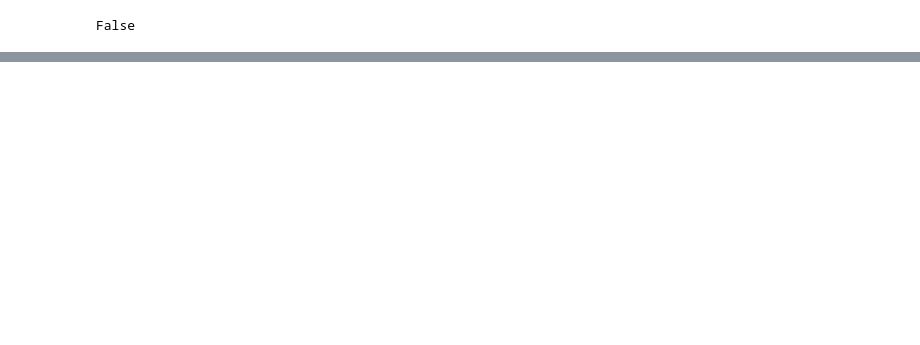
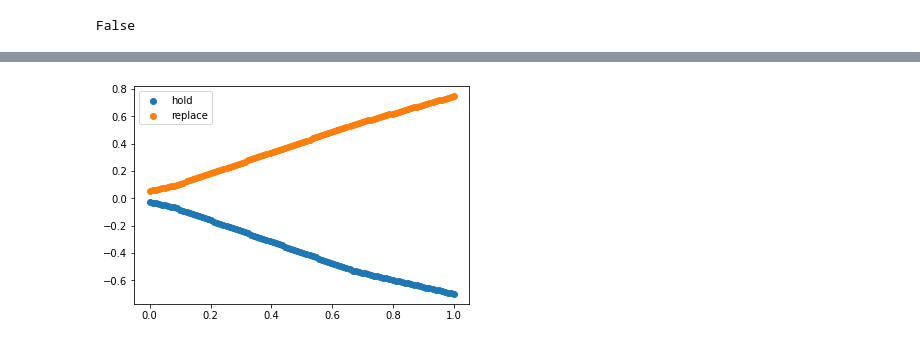
Before and after one commit to garrett-partenza-us/dqn4pdm, a Jupyter notebook: ddqn.ipynb, the cells around one changed output, grey strips where cells are left out. Cells and saved outputs as stored; diff of their text form; code cells hidden in the pictures; blank space fills up the shorter version.

```diff
--- a/ddqn.ipynb
+++ b/ddqn.ipynb
@@ -274,0 +231,7 @@ plt.show()
+# %%
+with torch.no_grad():
+    plt.scatter(np.linspace(0,1,100), agent.QNet(torch.tensor(np.linspace(0,1,100), dtype=torch.float32).reshape(100,-1)).numpy()[:,0], label='hold')
+    plt.scatter(np.linspace(0,1,100), agent.QNet(torch.tensor(np.linspace(0,1,100), dtype=torch.float32).reshape(100,-1)).numpy()[:,1], label='replace')
+    plt.legend()
+# %% [output]
+[figure, added]
```
Also changed, not shown: parts of 10 cells of this notebook, 2 other files.
